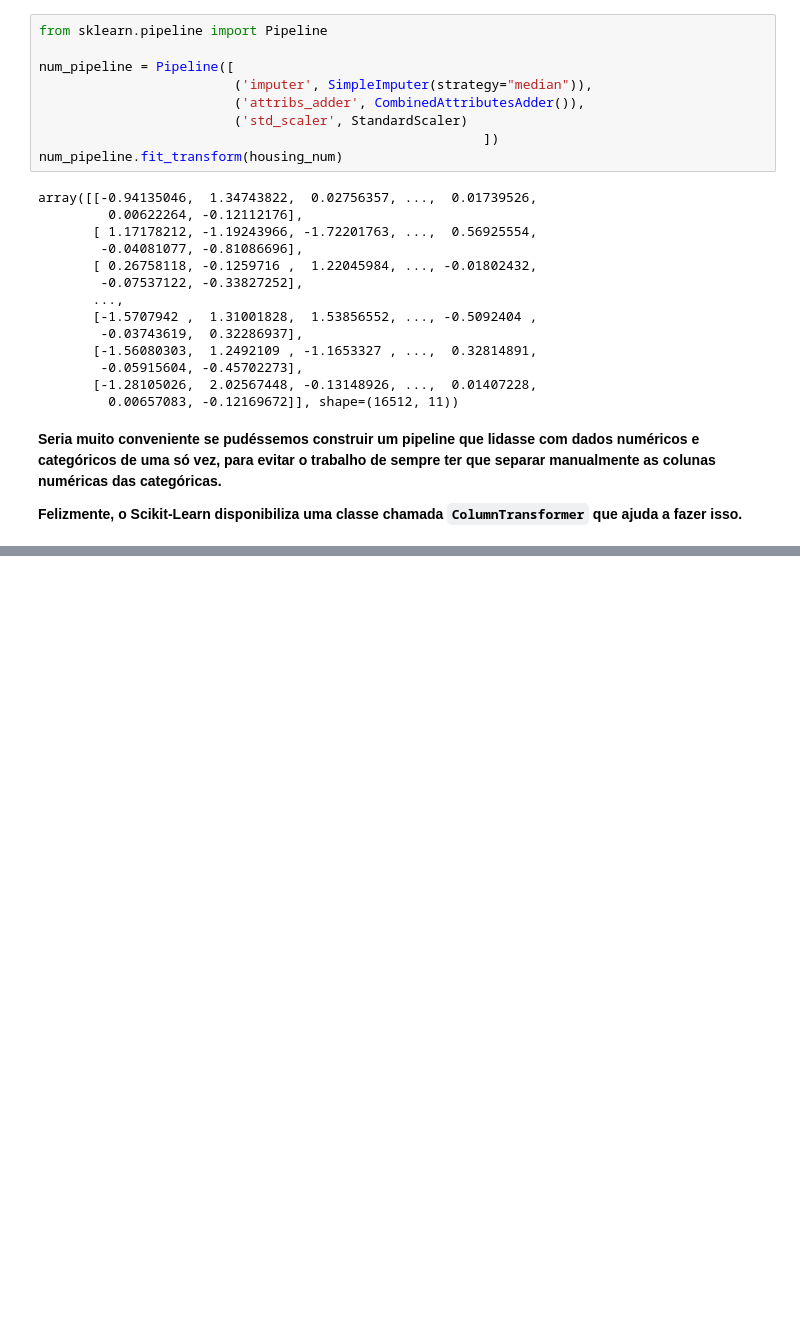
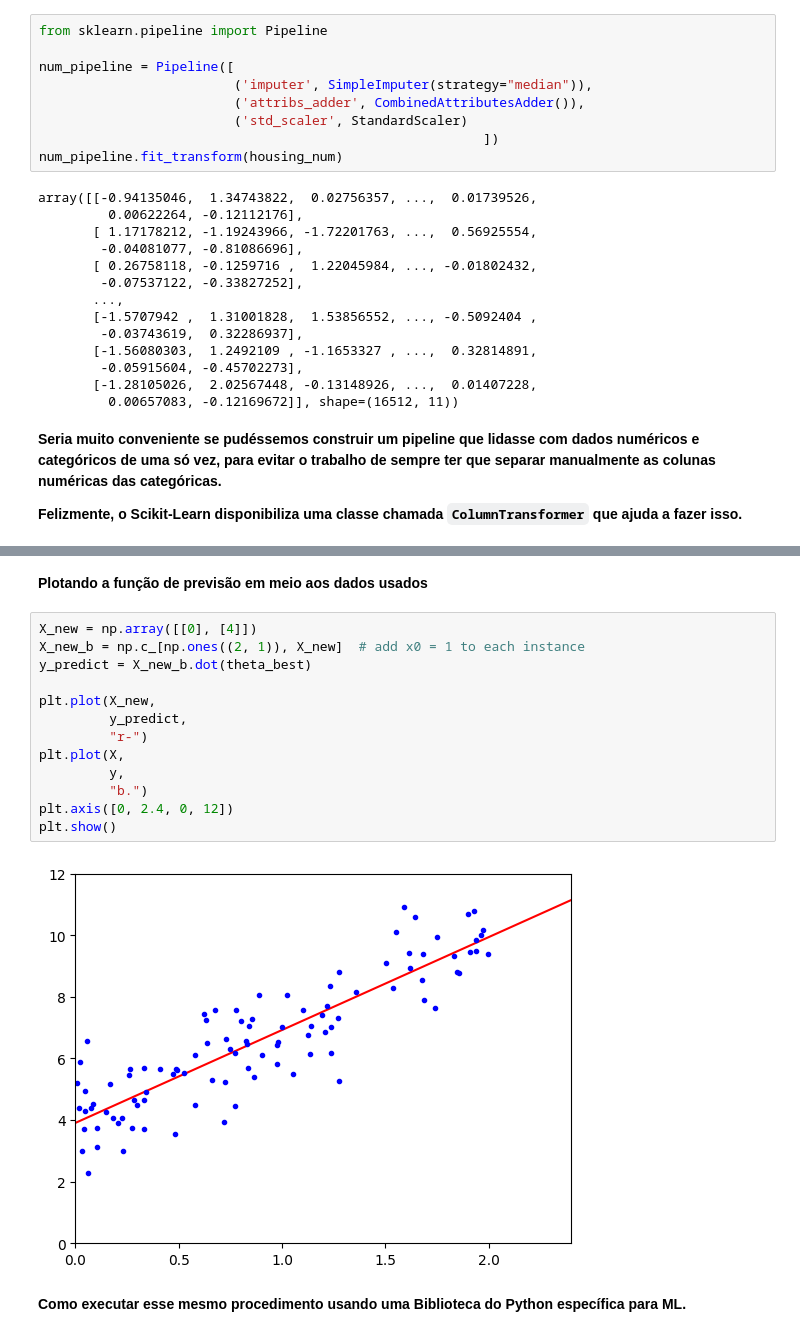
Before and after one commit to gustavodiasz/and-to-end-machine-learn-project, a Jupyter notebook: Full-Machine-Learn-Project.ipynb, the cells around one changed output, grey strips where cells are left out. Saved outputs shown, nothing was run; the diff lists cells and outputs as text; blank space fills up the shorter version.

```diff
--- a/Full-Machine-Learn-Project.ipynb
+++ b/Full-Machine-Learn-Project.ipynb
@@ -704,0 +791,19 @@ pd.DataFrame(housing_prepared,
+# %% [markdown]
+**Plotando a função de previsão em meio aos dados usados**
+# %%
+X_new = np.array([[0], [4]])
+X_new_b = np.c_[np.ones((2, 1)), X_new]  # add x0 = 1 to each instance
+y_predict = X_new_b.dot(theta_best)
+
+plt.plot(X_new,
+         y_predict,
+         "r-")
+plt.plot(X,
+         y,
+         "b.")
+plt.axis([0, 2.4, 0, 12])
+plt.show()
+# %% [output]
+[figure, added]
+# %% [markdown]
+**Como executar esse mesmo procedimento usando uma Biblioteca do Python específica para ML.**
```
Also changed, not shown: parts of 20 cells of this notebook, 1 other file.
